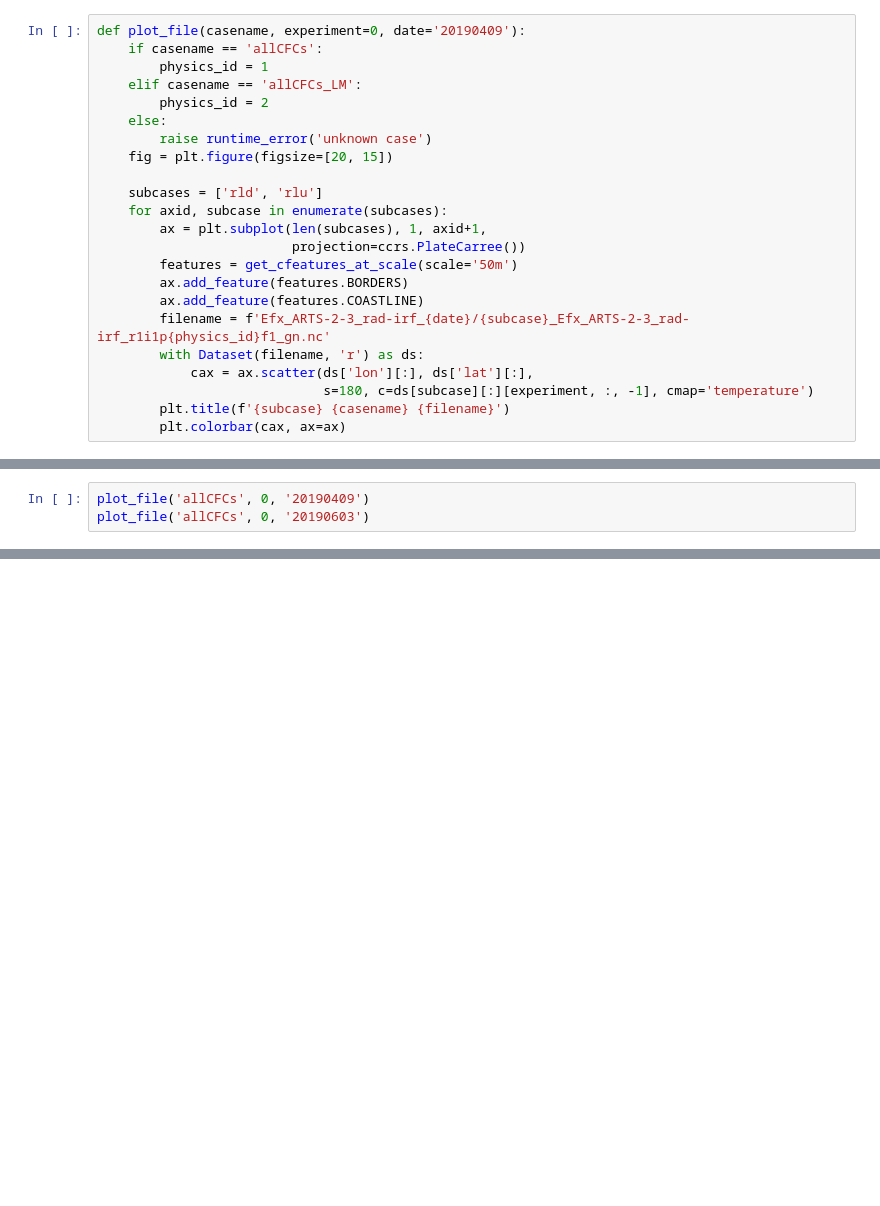
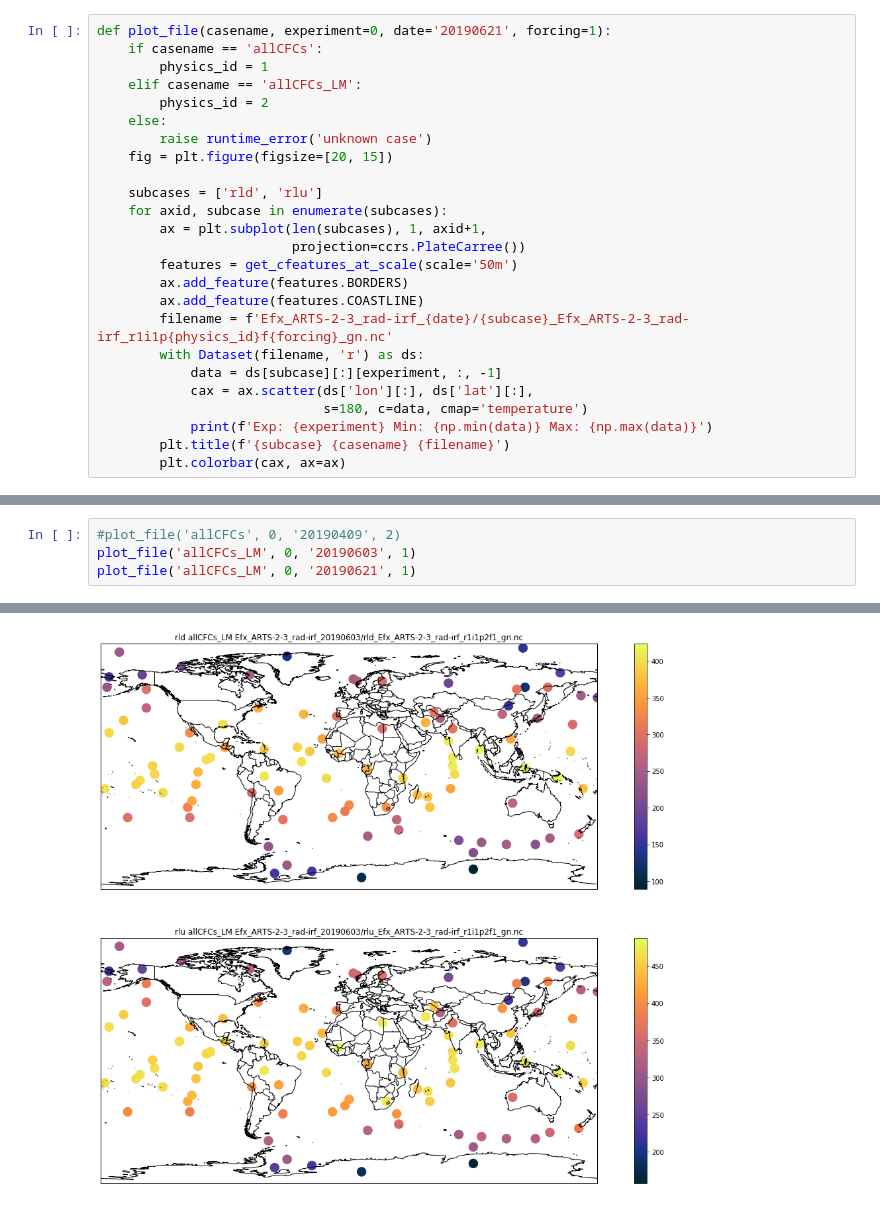
Before and after one commit to olemke/cmip6-rfmip-data-conversion, a Jupyter notebook: output_check.ipynb, the cells around one changed output, grey strips where cells are left out. Drawn from its saved outputs; the diff is of its cells as text; blank space fills up the shorter version.

```diff
--- a/output_check.ipynb
+++ b/output_check.ipynb
@@ -5,7 +6,7 @@ from typhon.plots.maps import get_cfeatures_at_scale
 import cartopy.crs as ccrs
 %matplotlib inline
 # %%
-def plot_file(casename, experiment=0, date='20190409'):
+def plot_file(casename, experiment=0, date='20190621', forcing=1):
     if casename == 'allCFCs':
         physics_id = 1
     elif casename == 'allCFCs_LM':
@@ -21,10 +22,12 @@ def plot_file(casename, experiment=0, date='20190409'):
         features = get_cfeatures_at_scale(scale='50m')
         ax.add_feature(features.BORDERS)
         ax.add_feature(features.COASTLINE)
-        filename = f'Efx_ARTS-2-3_rad-irf_{date}/{subcase}_Efx_ARTS-2-3_rad-irf_r1i1p{physics_id}f1_gn.nc'
+        filename = f'Efx_ARTS-2-3_rad-irf_{date}/{subcase}_Efx_ARTS-2-3_rad-irf_r1i1p{physics_id}f{forcing}_gn.nc'
         with Dataset(filename, 'r') as ds:
+            data = ds[subcase][:][experiment, :, -1]
             cax = ax.scatter(ds['lon'][:], ds['lat'][:],
-                             s=180, c=ds[subcase][:][experiment, :, -1], cmap='temperature')
+                             s=180, c=data, cmap='temperature')
+            print(f'Exp: {experiment} Min: {np.min(data)} Max: {np.max(data)}')
         plt.title(f'{subcase} {casename} {filename}')
         plt.colorbar(cax, ax=ax)
 # %%
@@ -65,3 +90,5 @@ for subcase in ['rld', 'rlu']:
 # %%
-plot_file('allCFCs', 0, '20190409')
-plot_file('allCFCs', 0, '20190603')
+#plot_file('allCFCs', 0, '20190409', 2)
+plot_file('allCFCs_LM', 0, '20190603', 1)
+plot_file('allCFCs_LM', 0, '20190621', 1)
+# %% [output]
@@ -67,0 +99 @@ plot_file('allCFCs', 0, '20190603')
+[figure, added]
```
Also changed, not shown: parts of 5 cells of this notebook, 2 other files.
